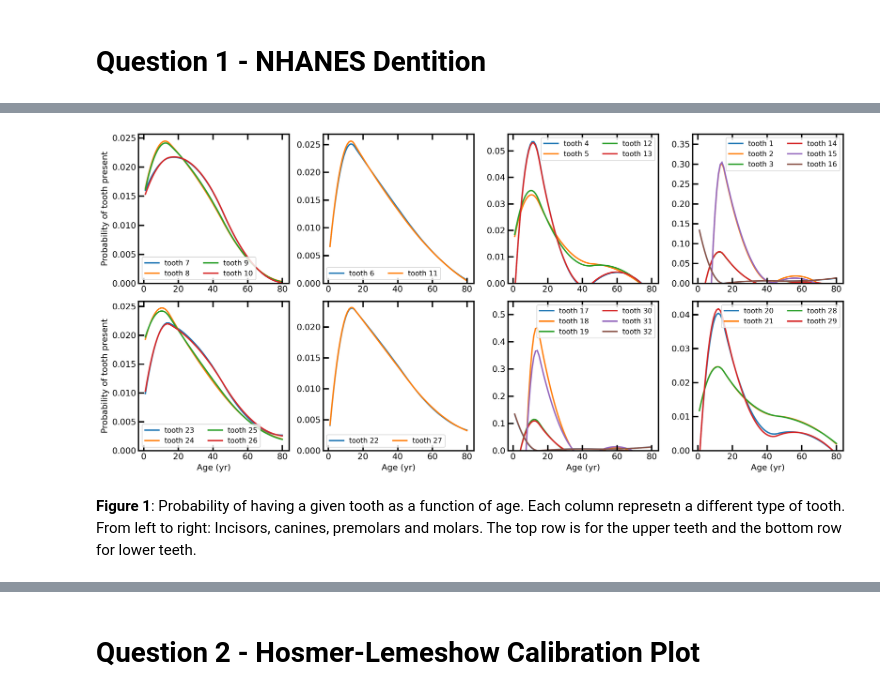
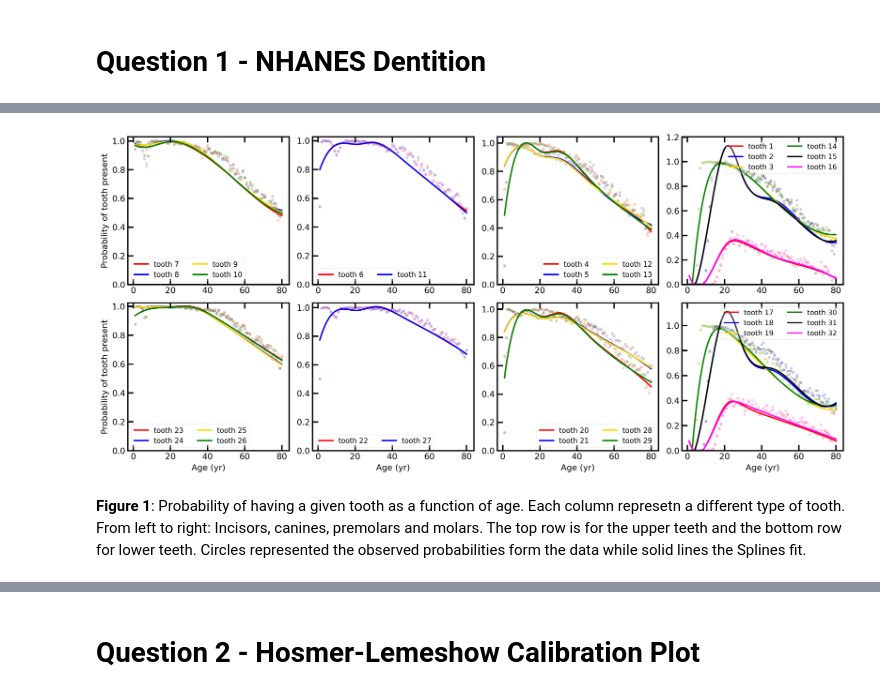
Before and after one commit to Falarconp/Stats507, a Jupyter notebook: Alarcon_Pena_PS5.ipynb, the cells around one changed output, grey strips where cells are left out. Drawn from its saved outputs; the diff is of its cells as text; code cells hidden in the pictures.

```diff
--- a/Alarcon_Pena_PS5.ipynb
+++ b/Alarcon_Pena_PS5.ipynb
@@ -242,24 +240,24 @@ res_b1
 # %%
-basis_1 = dmatrix("bs(x, df=4, degree=2)", {"x": df.age})
-modt10_b1 = sm.Logit(df.tooth_10_C, basis_1)
+basis_1 = dmatrix("bs(x , knots=[16,24,60], df=6, degree=3)", {"x": df_avg.age})
+modt10_b1 = sm.OLS(df_avg.tooth_10_C, basis_1)
 res_b1 = modt10_b1.fit()
 res_b1.summary()
 
 
-basis_2 = dmatrix("bs(x, df=4, degree=2)", {"x": df.age})
-modt10_b2 = sm.Logit(df.tooth_10_C, basis_2)
+basis_2 = dmatrix("bs(x, knots=[21,30,45], df=6, degree=3)", {"x": df_avg.age})
+modt10_b2 = sm.OLS(df_avg.tooth_10_C, basis_2)
 res_b2 = modt10_b2.fit()
 res_b2.summary()
 
 
-basis_3 = dmatrix("bs(x, df=4, degree=3)", {"x": df.age})
-modt10_b3 = sm.Logit(df.tooth_10_C, basis_3)
+basis_3 = dmatrix("bs(x, knots=[20,40,50],  df=6, degree=3)", {"x": df_avg.age})
+modt10_b3 = sm.OLS(df_avg.tooth_10_C, basis_3)
 res_b3 = modt10_b3.fit()
 res_b3.summary()
 
 
-basis_4 = dmatrix("bs(x, df=4, degree=4)", {"x": df.age})
-modt10_b4 = sm.Logit(df.tooth_10_C, basis_4)
+basis_4 = dmatrix("bs(x, knots=[16,41,55], df=6, degree=3)", {"x": df_avg.age})
+modt10_b4 = sm.OLS(df_avg.tooth_10_C, basis_4)
 res_b4 = modt10_b4.fit()
 res_b4.summary()
 # %% [output]
@@ -306,26 +302,23 @@ The best Basis is the with degree=1 and 4 degress of freedom. That Basis has the
 # %%
-def fit_tooth(array):
+def fit_tooth(array, df=df_avg, basis="bs(x, knots=[16,41,55], df=6, degree=3)" ):
     """
     Uses a B-Spline basis to fit the probability distribution of having a compelte tooth.
     Input:
     -----
     array: Array with binomial representation of population having or not having a given tooth.
+    df: DataFrame with ages and probability for each tooth at each age.
+    basis: Spline to be input in the dmatrix function.
 
     Output:
     --------
     Returns the coefficients of the linear combination of the basis of the Spline.
     """
-    basis = dmatrix("bs(x, df=4, degree=2)", {"x": df.age})
-    modt = sm.Logit(array, basis)
+    basis = dmatrix(basis, {"x": df.age})
+    modt = sm.OLS(array, basis)
     res = modt.fit()
     return res.params
 # %%
 #We added the fitted values to the DataFrame as rows for a given tooth.
 
-df2 = df.append(df.iloc[:,3:35].agg(fit_tooth), ignore_index = True)
-Probabilities = np.dot(basis_2,df2.iloc[-5:,3:35])
-
-
-#ages, ind, counts = np.unique(df.age, return_index=True, return_counts=True)
-#prob = Probabilities[ind,:]/simps(Probabilities[ind,:], ages, axis=0)
-#prob = Probabilities[ind,:]/counts
+df2 = df_avg.append(df_avg.iloc[:,3:35].agg(fit_tooth), ignore_index = True)
+prob = np.dot(basis_2,df2.iloc[-7:,3:35])
@@ -350,34 +325,38 @@ Optimization terminated successfully.
 # %%
 fig, axs = plt.subplots(2, 4, figsize=(15,7))
 
 #Defining indices of upper and lower teeth and type
 index_up_inc = np.array([7,8,9,10])
 index_up_can = np.array([6,11])
 index_up_premol = np.array([4,5,12,13])
 index_up_molar = np.array([1,2,3,14,15,16])
 
 index_low_inc = np.array([23,24,25,26])
 index_low_can = np.array([22,27])
-index_low_premol = np.array([17,18,19,30,31,32])
-index_low_molar = np.array([20,21,28,29])
+index_low_premol = np.array([20,21,28,29])
+index_low_molar = np.array([17,18,19,30,31,32])
 
 indices = np.array([[index_up_inc,index_up_can,index_up_premol,index_up_molar],
                     [index_low_inc,index_low_can,index_low_premol,index_low_molar]])
+
+colors = ["red", "blue", "gold", "green", "black", "magenta"]
 
 
 for i in range(2):
     axs[i,0].set_ylabel("Probability of tooth present")
     for j in range(4):
         labels = ["tooth "+str(i) for i in indices[i,j]]
         for k in range(len(indices[i,j])):
-            axs[i,j].plot(df.iloc[ind].age, prob[:, indices[i,j][k]-1], label=labels[k])
+            axs[i,j].plot(df_avg.age, prob[:, indices[i,j][k]-1], label=labels[k], c=colors[k])
+            axs[i,j].scatter(df_avg.age, df_avg.iloc[:,indices[i,j][k]+2], alpha=0.15,
+                             marker=".", c=colors[k])
         axs[i,j].set_ylim(bottom=0)
-        axs[i,j].legend(ncol=2)
+        axs[i,j].legend(ncol=2, framealpha=0.3)
         axs[1,j].set_xlabel("Age (yr)")
 
 
 plt.tight_layout()
 # %% [output]
-[figure, old version]
+[figure, new version]
 # %% [markdown]
-**Figure 1**: Probability of having a given tooth as a function of age. Each column represetn a different type of tooth. From left to right: Incisors, canines, premolars and molars. The top row is for the upper teeth and the bottom row for lower teeth.
+**Figure 1**: Probability of having a given tooth as a function of age. Each column represetn a different type of tooth. From left to right: Incisors, canines, premolars and molars. The top row is for the upper teeth and the bottom row for lower teeth. Circles represented the observed probabilities form the data while solid lines the Splines fit.
```
Also changed, not shown: parts of 19 cells of this notebook, 4 other files.
